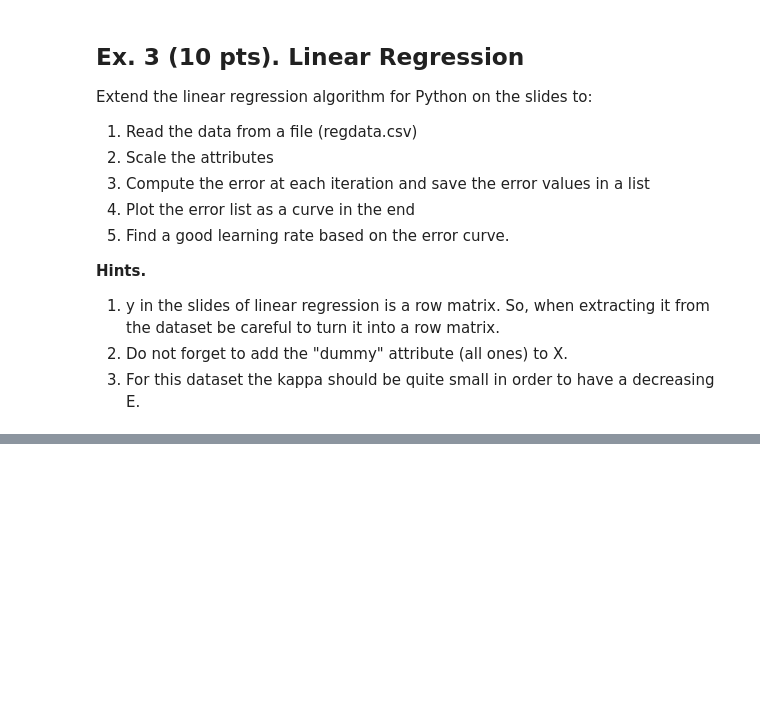
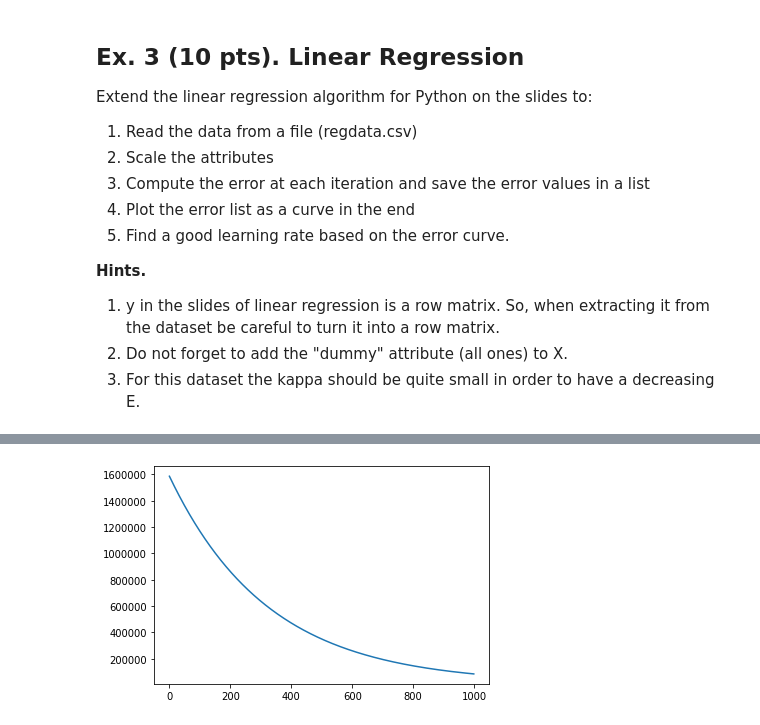
Before and after one commit to avesk/seng474, a Jupyter notebook: assignment2/assignment_2.ipynb, the cells around one changed output, grey strips where cells are left out. Saved outputs shown, nothing was run; the diff lists cells and outputs as text; code cells hidden in the pictures; blank space fills up the shorter version.

```diff
--- a/assignment2/assignment_2.ipynb
+++ b/assignment2/assignment_2.ipynb
@@ -362,0 +393,43 @@ Extend the linear regression algorithm for Python on the slides to:
+# %%
+def prepare(data):
+    X = data.iloc[:,0:-1].values
+
+    # we normalize X
+    maxX = np.max(X, axis=0)
+    minX = np.min(X, axis=0)
+    X = (X-minX)/(maxX-minX)
+
+    # we insert an all-ones column at index 0
+    X = np.insert(X, 0, 1, axis=1)
+
+    y = data.iloc[:,-1:].values
+
+    where_are_zeros = (y==0)
+    y[where_are_zeros] = -1
+
+    return X,y.T
+
+X,y = prepare(data)
+#visualize(X,y)
+# %%
+def error(X,y,w):
+    return (1/2*X.shape[0]) * np.sum((y-w@X.T)**2)
+
+def grad_mean(X,y,w):
+    return (1/X.shape[0]) * np.sum( (y-w@X.T).T*X, axis=0, keepdims=True )
+
+def fit(X,y,kappa,iter):
+    w = np.zeros((1,X.shape[1]))
+    E = []
+    for i in range(iter):
+        E.append(error(X,y,w))
+        kappa_grad = kappa*grad_mean(X,y,w)
+        w = w + kappa_grad
+    return w,E
+
+w,E = fit(X,y,0.001,1000)
+y_pred = predict(w,X)
+plt.plot(E)
+plt.show()
+# %% [output]
+[figure, added]
```
Also changed, not shown: parts of 3 cells of this notebook.
